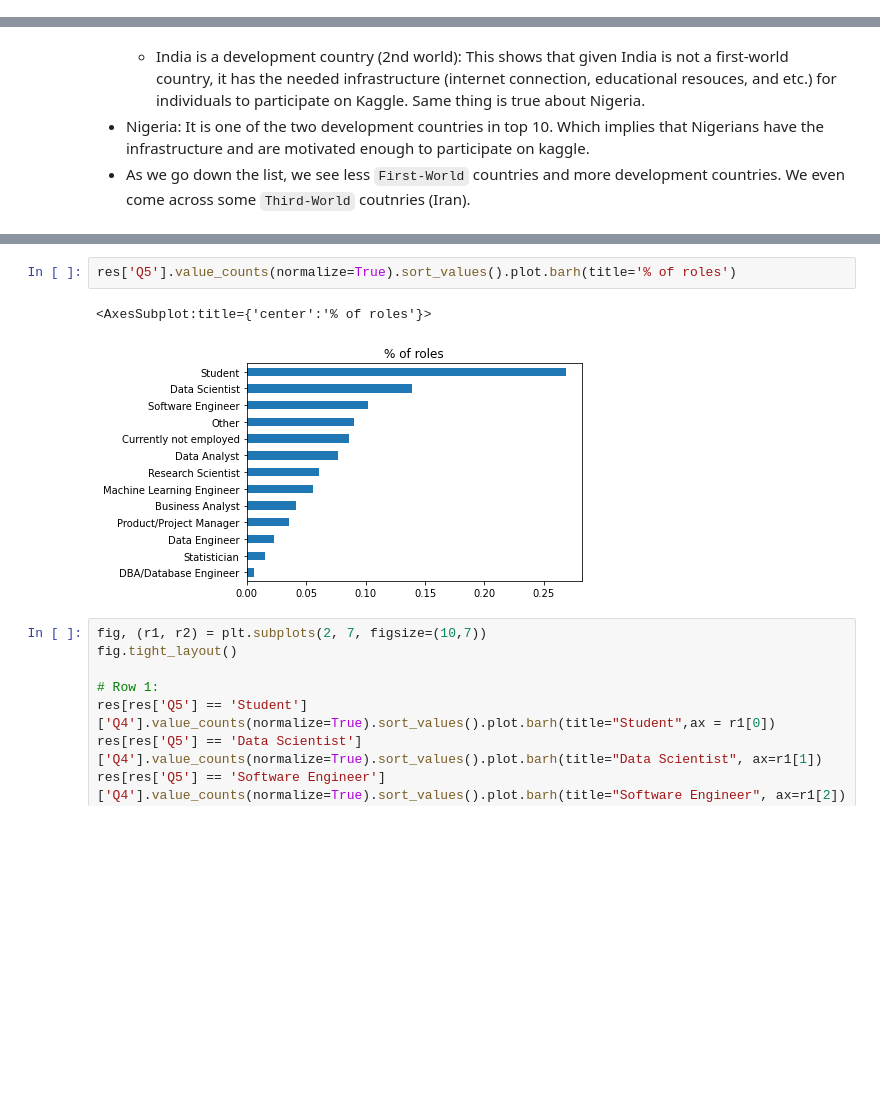
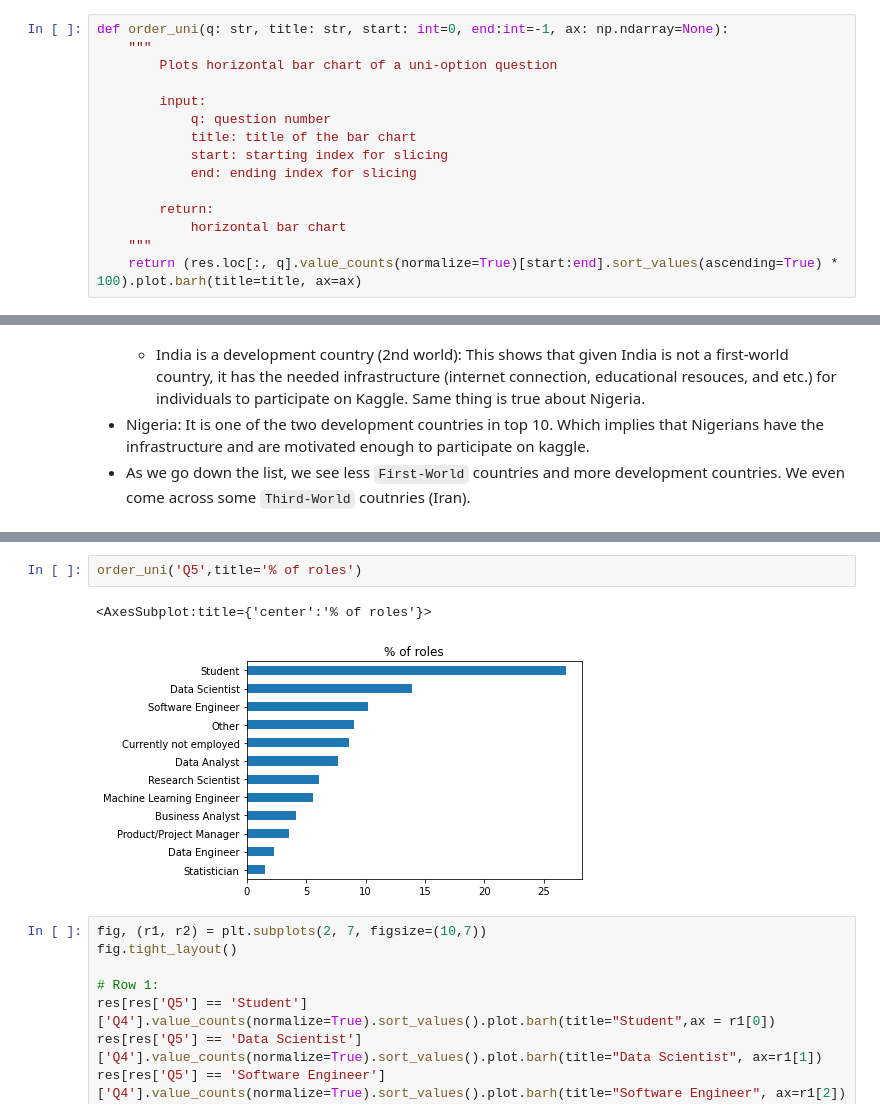
Before and after one commit to damoonsh/Kaggle-Survey, a Jupyter notebook: kaggle-ds-surveys.ipynb, the cells around one changed output, grey strips where cells are left out. Saved outputs shown, nothing was run; the diff lists cells and outputs as text; blank space fills up the shorter version.

```diff
--- a/kaggle-ds-surveys.ipynb
+++ b/kaggle-ds-surveys.ipynb
@@ -143,6 +143,21 @@ cloud_platform = break_down(120, 132) # 26.a
 # %% [markdown]
 # Brain Storming
 I don't believe anyone knows if they are going to find something significant when they go through a dataset. I hypothesize that analysis techniques aside, Brain Storming on the data could help the creeative process. And by brainstorming, I mean going through data and trying to challenge your thoughts on the matter.
+# %%
+def order_uni(q: str, title: str, start: int=0, end:int=-1, ax: np.ndarray=None):
+    """
+        Plots horizontal bar chart of a uni-option question
+
+        input:
+            q: question number
+            title: title of the bar chart
+            start: starting index for slicing
+            end: ending index for slicing
+
+        return:
+            horizontal bar chart
+    """
+    return (res.loc[:, q].value_counts(normalize=True)[start:end].sort_values(ascending=True) * 100).plot.barh(title=title, ax=ax)
 # %% [markdown]
 # Q1: Age
 - Majority of Kagglers are between 25-29 age range
@@ -269,8 +282,8 @@ some pre-analysis questions:
 # %%
-res['Q5'].value_counts(normalize=True).sort_values().plot.barh(title='% of roles')
+order_uni('Q5',title='% of roles')
 # %% [output]
 <AxesSubplot:title={'center':'% of roles'}>
-[figure, old version]
+[figure, new version]
 # %%
 fig, (r1, r2) = plt.subplots(2, 7, figsize=(10,7))
 fig.tight_layout()
```
Also changed, not shown: parts of 30 cells of this notebook, 1 other file.
